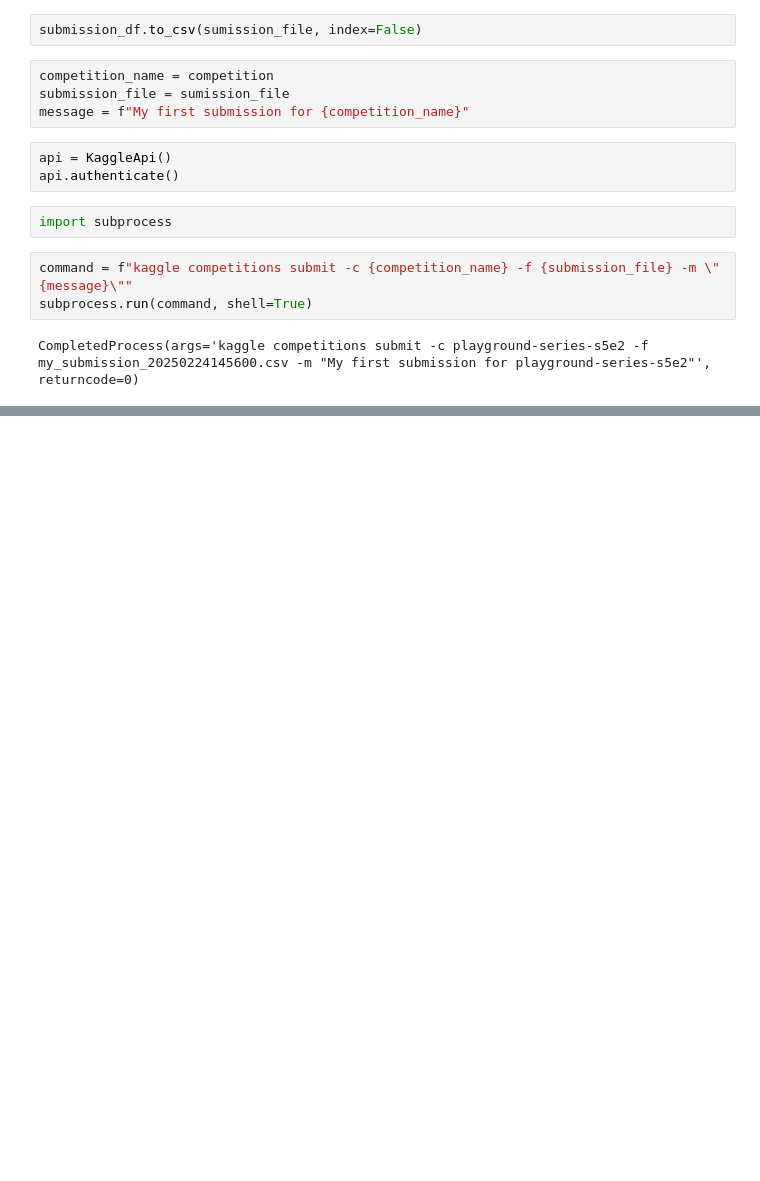
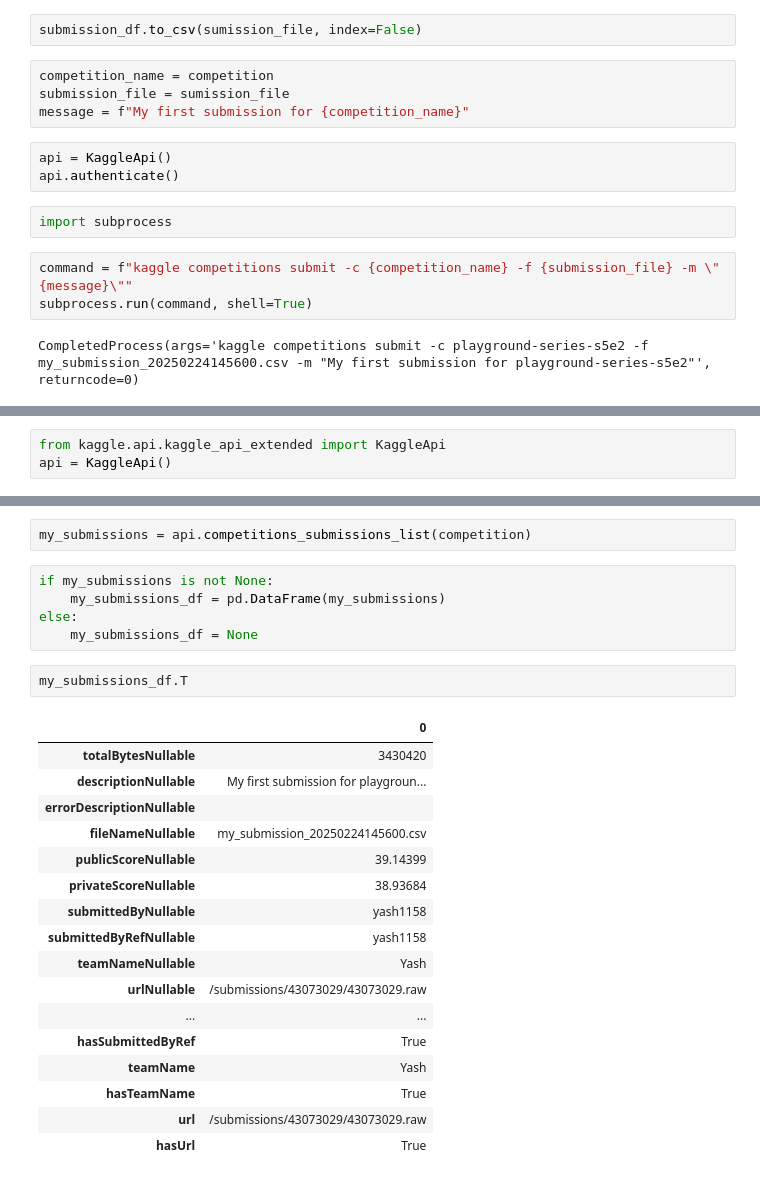
Before and after one commit to YashKushwaha/kaggle_submissions, a Jupyter notebook: s05e02_bagpack prediction/s05e02_bagback_v2.ipynb, the cells around one changed output, grey strips where cells are left out. Cells and saved outputs as stored; diff of their text form; blank space fills up the shorter version.

```diff
--- a/s05e02_bagpack prediction/s05e02_bagback_v2.ipynb
+++ b/s05e02_bagpack prediction/s05e02_bagback_v2.ipynb
@@ -321,0 +332,3 @@ CompletedProcess(args='kaggle competitions submit -c playground-series-s5e2 -f m
+# %%
+from kaggle.api.kaggle_api_extended import KaggleApi
+api = KaggleApi()
@@ -321,0 +396,27 @@ CompletedProcess(args='kaggle competitions submit -c playground-series-s5e2 -f m
+# %%
+my_submissions = api.competitions_submissions_list(competition)
+# %%
+if my_submissions is not None:
+    my_submissions_df = pd.DataFrame(my_submissions)
+else:
+    my_submissions_df = None
+# %%
+my_submissions_df.T
+# %% [output]
+|  | 0 |
+| totalBytesNullable | 3430420 |
+| descriptionNullable | My first submission for playgroun... |
+| errorDescriptionNullable |  |
+| fileNameNullable | my_submission_20250224145600.csv |
+| publicScoreNullable | 39.14399 |
+| privateScoreNullable | 38.93684 |
+| submittedByNullable | yash1158 |
+| submittedByRefNullable | yash1158 |
+| teamNameNullable | Yash |
+| urlNullable | /submissions/43073029/43073029.raw |
+| ... | ... |
+| hasSubmittedByRef | True |
+| teamName | Yash |
+| hasTeamName | True |
+| url | /submissions/43073029/43073029.raw |
+| hasUrl | True |
```
Also changed, not shown: parts of 14 cells of this notebook, 8 other files.
